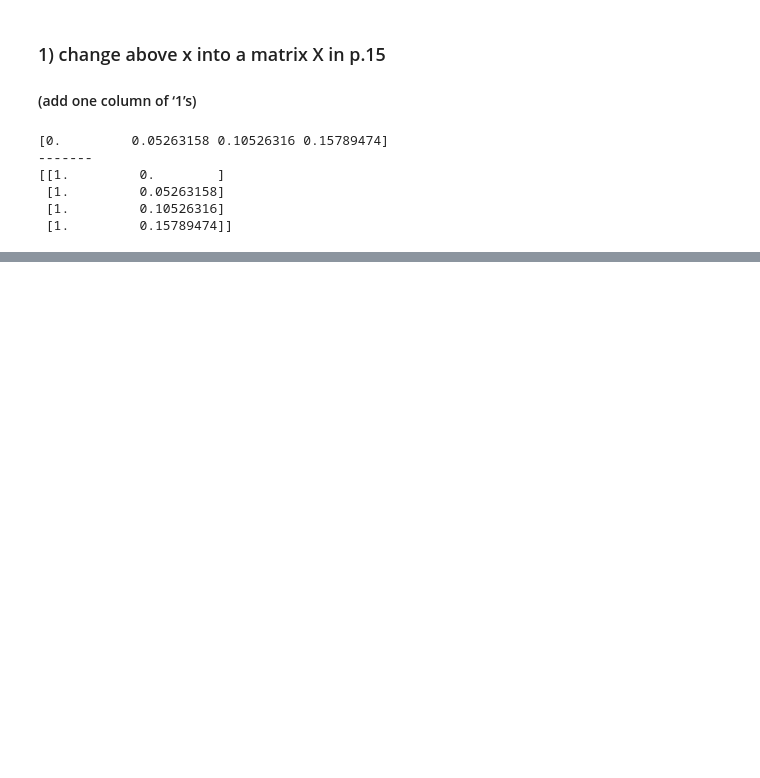
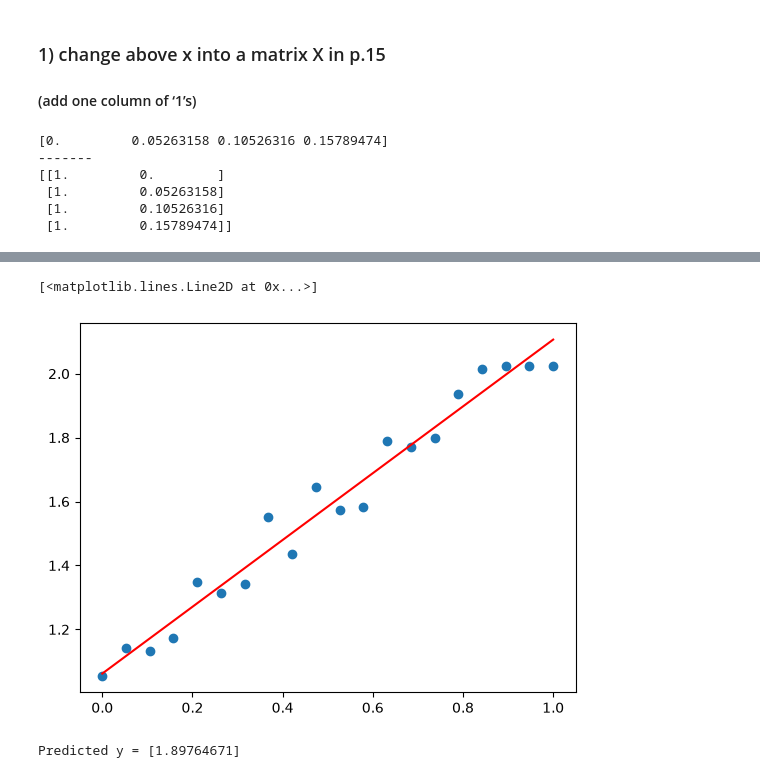
Before and after one commit to AndresAriasM/FAU_course_projects, a Jupyter notebook: Computationl_Foundations_AI/Assignment_1/basic_ml.ipynb, the cells around one changed output, grey strips where cells are left out. Saved outputs shown, nothing was run; the diff lists cells and outputs as text; code cells hidden in the pictures; blank space fills up the shorter version.

```diff
--- a/Computationl_Foundations_AI/Assignment_1/basic_ml.ipynb
+++ b/Computationl_Foundations_AI/Assignment_1/basic_ml.ipynb
@@ -75,0 +113,14 @@ plt.show()
+# %%
+y_line = model.predict(X)
+plt.scatter(x, y)
+plt.plot(x, y_line, 'r')
+# %% [output]
+[<matplotlib.lines.Line2D at 0x...>]
+[figure, added]
+# %%
+x_new = np.array([[0.8]])
+X_new = np.column_stack((np.ones(len(x_new)), x_new))
+y_new = model.predict(X_new)
+print("Predicted y =", y_new[0])
+# %% [output]
+Predicted y = [1.89764671]
```
Also changed, not shown: parts of 13 cells of this notebook, 1 other file.
